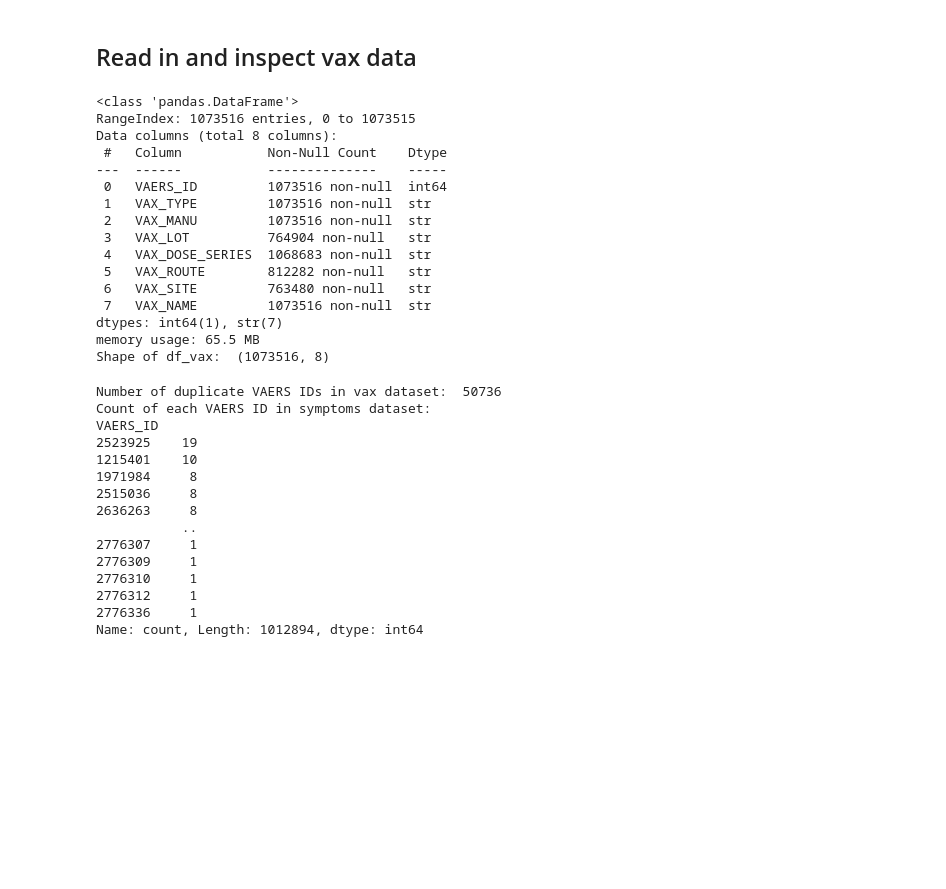
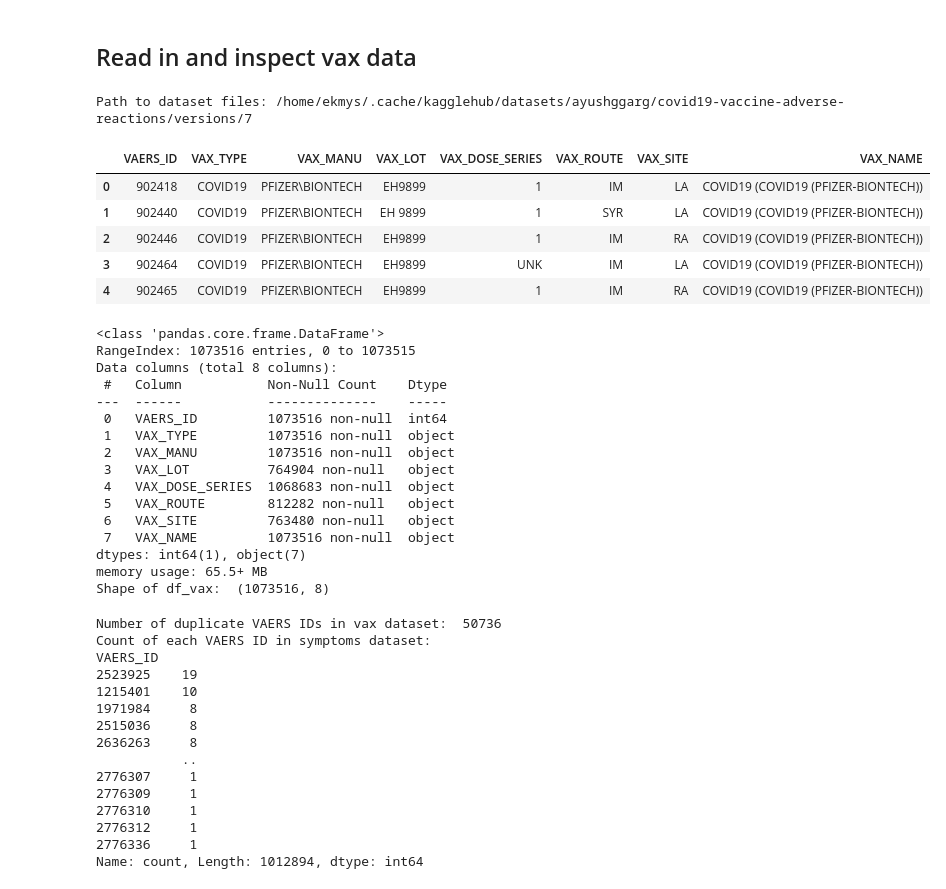
Before and after one commit to uw-msim-imt561-2026/covid-19-vaccine-adverse-reactions, a Jupyter notebook: notebooks/cleaning_VAX.ipynb, the cells around one changed output. Drawn from its saved outputs; the diff is of its cells as text; code cells hidden in the pictures; blank space fills up the shorter version.

Commit message:
Updated with Kaggle download for csv file rather than accessing /data folder

```diff
--- a/notebooks/cleaning_VAX.ipynb
+++ b/notebooks/cleaning_VAX.ipynb
@@ -14,23 +16,44 @@ df_vax = pd.read_csv('data/VAERSVAX.csv')
+# %%
+## Reading .csv from Kaggle.
+# Download latest version
+# Load the latest version
+path = kh.dataset_download("ayushggarg/covid19-vaccine-adverse-reactions")
+
+print("Path to dataset files:", path)
+# %% [output]
+Path to dataset files: /home/ekmys/.cache/kagglehub/datasets/ayushggarg/covid19-vaccine-adverse-reactions/versions/7
+# %%
+# create dataframe for df_vax
+path_to_vax = path + '/VAERSVAX.csv'
+df_vax = pd.read_csv(path_to_vax)
+df_vax.head()
+# %% [output]
+|  | VAERS_ID | VAX_TYPE | VAX_MANU | VAX_LOT | VAX_DOSE_SERIES | VAX_ROUTE | VAX_SITE | VAX_NAME |
+| 0 | 902418 | COVID19 | PFIZER\BIONTECH | EH9899 | 1 | IM | LA | COVID19 (COVID19 (PFIZER-BIONTECH)) |
+| 1 | 902440 | COVID19 | PFIZER\BIONTECH | EH 9899 | 1 | SYR | LA | COVID19 (COVID19 (PFIZER-BIONTECH)) |
+| 2 | 902446 | COVID19 | PFIZER\BIONTECH | EH9899 | 1 | IM | RA | COVID19 (COVID19 (PFIZER-BIONTECH)) |
+| 3 | 902464 | COVID19 | PFIZER\BIONTECH | EH9899 | UNK | IM | LA | COVID19 (COVID19 (PFIZER-BIONTECH)) |
+| 4 | 902465 | COVID19 | PFIZER\BIONTECH | EH9899 | 1 | IM | RA | COVID19 (COVID19 (PFIZER-BIONTECH)) |
 # %%
 # inspect shape & info for vax data
 df_vax.info()
 print("Shape of df_vax: " , df_vax.shape)
 # %% [output]
-<class 'pandas.DataFrame'>
+<class 'pandas.core.frame.DataFrame'>
 RangeIndex: 1073516 entries, 0 to 1073515
 Data columns (total 8 columns):
  #   Column           Non-Null Count    Dtype
 ---  ------           --------------    -----
  0   VAERS_ID         1073516 non-null  int64
- 1   VAX_TYPE         1073516 non-null  str
- 2   VAX_MANU         1073516 non-null  str
- 3   VAX_LOT          764904 non-null   str
- 4   VAX_DOSE_SERIES  1068683 non-null  str
- 5   VAX_ROUTE        812282 non-null   str
- 6   VAX_SITE         763480 non-null   str
- 7   VAX_NAME         1073516 non-null  str
-dtypes: int64(1), str(7)
-memory usage: 65.5 MB
+ 1   VAX_TYPE         1073516 non-null  object
+ 2   VAX_MANU         1073516 non-null  object
+ 3   VAX_LOT          764904 non-null   object
+ 4   VAX_DOSE_SERIES  1068683 non-null  object
+ 5   VAX_ROUTE        812282 non-null   object
+ 6   VAX_SITE         763480 non-null   object
+ 7   VAX_NAME         1073516 non-null  object
+dtypes: int64(1), object(7)
+memory usage: 65.5+ MB
 Shape of df_vax:  (1073516, 8)
 # %%
 # identify df_VAX duplicate values based on VAERS ID
```
Also changed, not shown: parts of 2 cells of this notebook.
